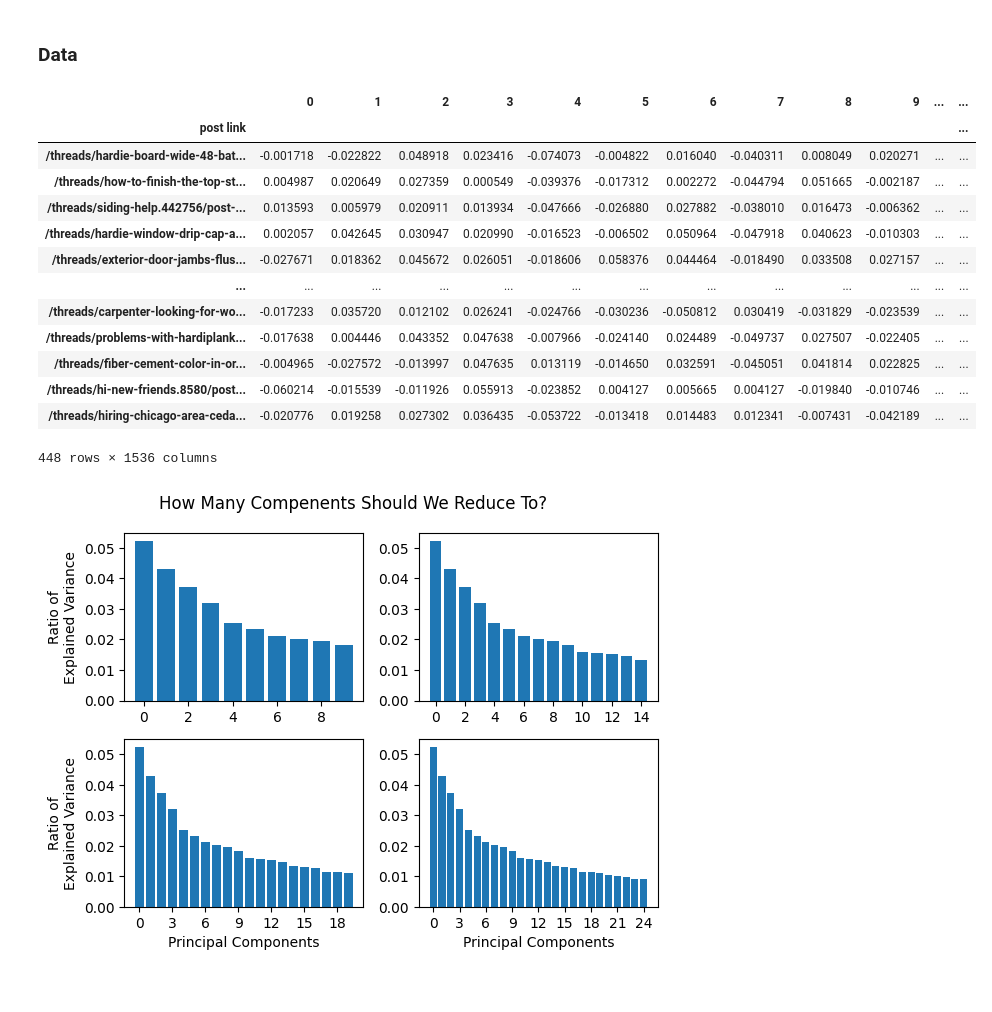
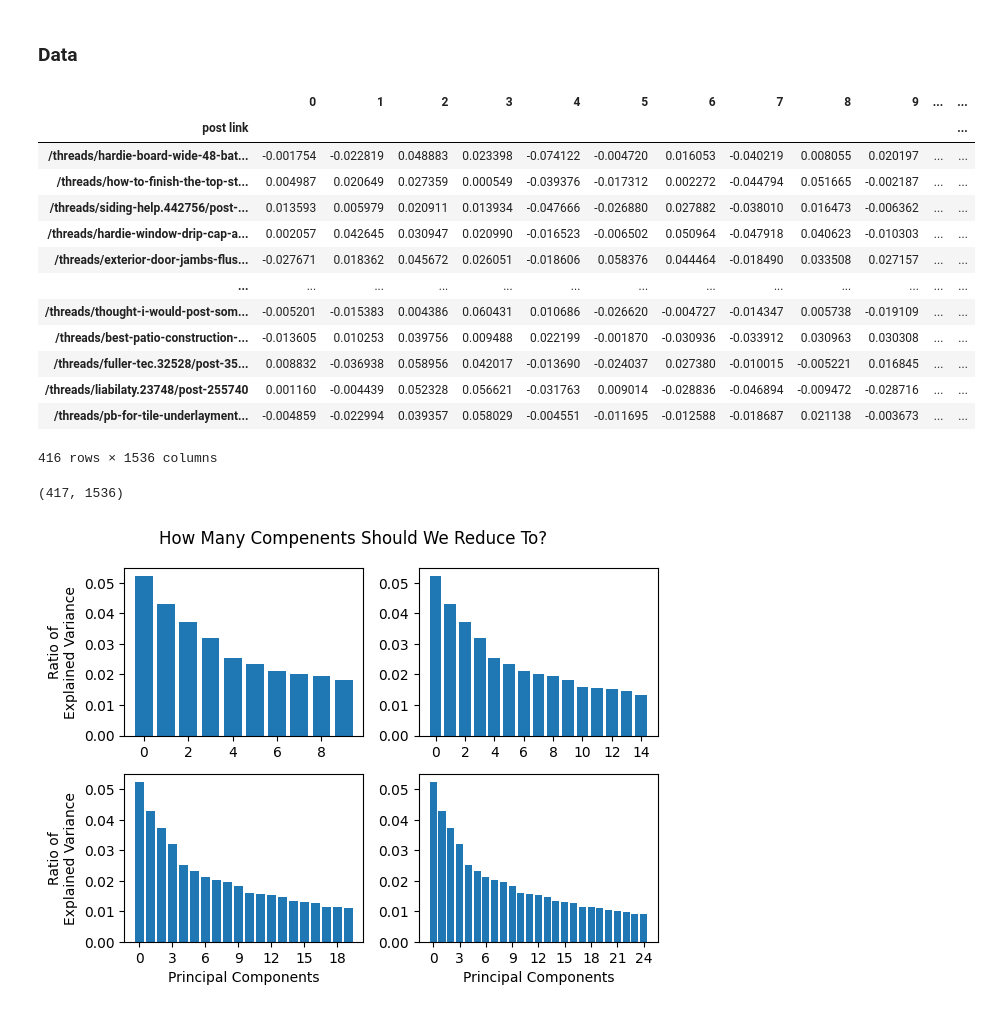
Before and after one commit to ideo/prj-hardy-boys, a Jupyter notebook: scratchpad.ipynb, the cells around one changed output. Cells and saved outputs as stored; diff of their text form; code cells hidden in the pictures.

Commit message:
dropping null embeddings

```diff
--- a/scratchpad.ipynb
+++ b/scratchpad.ipynb
@@ -14,25 +14,30 @@ from matplotlib.ticker import MaxNLocator
 # %% [markdown]
 ### Data
 # %%
-filepath = "data/embeddings/hardie+installing+james+siding.pkl"
+# filepath = "data/embeddings/hardie+installing+james+siding.pkl"
+filepath = "data/embeddings/hardie+installing+siding.pkl"
 emb = pd.read_pickle(filepath)
 # %%
-emb
+emb[emb.notnull().any(axis=1)]
 # %% [output]
 |  | 0 | 1 | 2 | 3 | 4 | 5 | 6 | 7 | 8 | 9 | ... | ... |
 | post link |  |  |  |  |  |  |  |  |  |  |  | ... |
-| /threads/hardie-board-wide-48-bat... | -0.001718 | -0.022822 | 0.048918 | 0.023416 | -0.074073 | -0.004822 | 0.016040 | -0.040311 | 0.008049 | 0.020271 | ... | ... |
+| /threads/hardie-board-wide-48-bat... | -0.001754 | -0.022819 | 0.048883 | 0.023398 | -0.074122 | -0.004720 | 0.016053 | -0.040219 | 0.008055 | 0.020197 | ... | ... |
 | /threads/how-to-finish-the-top-st... | 0.004987 | 0.020649 | 0.027359 | 0.000549 | -0.039376 | -0.017312 | 0.002272 | -0.044794 | 0.051665 | -0.002187 | ... | ... |
 | /threads/siding-help.442756/post-... | 0.013593 | 0.005979 | 0.020911 | 0.013934 | -0.047666 | -0.026880 | 0.027882 | -0.038010 | 0.016473 | -0.006362 | ... | ... |
 | /threads/hardie-window-drip-cap-a... | 0.002057 | 0.042645 | 0.030947 | 0.020990 | -0.016523 | -0.006502 | 0.050964 | -0.047918 | 0.040623 | -0.010303 | ... | ... |
 | /threads/exterior-door-jambs-flus... | -0.027671 | 0.018362 | 0.045672 | 0.026051 | -0.018606 | 0.058376 | 0.044464 | -0.018490 | 0.033508 | 0.027157 | ... | ... |
 | ... | ... | ... | ... | ... | ... | ... | ... | ... | ... | ... | ... | ... |
-| /threads/carpenter-looking-for-wo... | -0.017233 | 0.035720 | 0.012102 | 0.026241 | -0.024766 | -0.030236 | -0.050812 | 0.030419 | -0.031829 | -0.023539 | ... | ... |
-| /threads/problems-with-hardiplank... | -0.017638 | 0.004446 | 0.043352 | 0.047638 | -0.007966 | -0.024140 | 0.024489 | -0.049737 | 0.027507 | -0.022405 | ... | ... |
-| /threads/fiber-cement-color-in-or... | -0.004965 | -0.027572 | -0.013997 | 0.047635 | 0.013119 | -0.014650 | 0.032591 | -0.045051 | 0.041814 | 0.022825 | ... | ... |
-| /threads/hi-new-friends.8580/post... | -0.060214 | -0.015539 | -0.011926 | 0.055913 | -0.023852 | 0.004127 | 0.005665 | 0.004127 | -0.019840 | -0.010746 | ... | ... |
-| /threads/hiring-chicago-area-ceda... | -0.020776 | 0.019258 | 0.027302 | 0.036435 | -0.053722 | -0.013418 | 0.014483 | 0.012341 | -0.007431 | -0.042189 | ... | ... |
+| /threads/thought-i-would-post-som... | -0.005201 | -0.015383 | 0.004386 | 0.060431 | 0.010686 | -0.026620 | -0.004727 | -0.014347 | 0.005738 | -0.019109 | ... | ... |
+| /threads/best-patio-construction-... | -0.013605 | 0.010253 | 0.039756 | 0.009488 | 0.022199 | -0.001870 | -0.030936 | -0.033912 | 0.030963 | 0.030308 | ... | ... |
+| /threads/fuller-tec.32528/post-35... | 0.008832 | -0.036938 | 0.058956 | 0.042017 | -0.013690 | -0.024037 | 0.027380 | -0.010015 | -0.005221 | 0.016845 | ... | ... |
+| /threads/liabilaty.23748/post-255740 | 0.001160 | -0.004439 | 0.052328 | 0.056621 | -0.031763 | 0.009014 | -0.028836 | -0.046894 | -0.009472 | -0.028716 | ... | ... |
+| /threads/pb-for-tile-underlayment... | -0.004859 | -0.022994 | 0.039357 | 0.058029 | -0.004551 | -0.011695 | -0.012588 | -0.018687 | 0.021138 | -0.003673 | ... | ... |
-448 rows × 1536 columns
+416 rows × 1536 columns
+# %%
+emb.shape
+# %% [output]
+(417, 1536)
 # %%
 fig, ax = plt.subplots(nrows=2, ncols=2)
 
```
Also changed, not shown: 2 other files.
